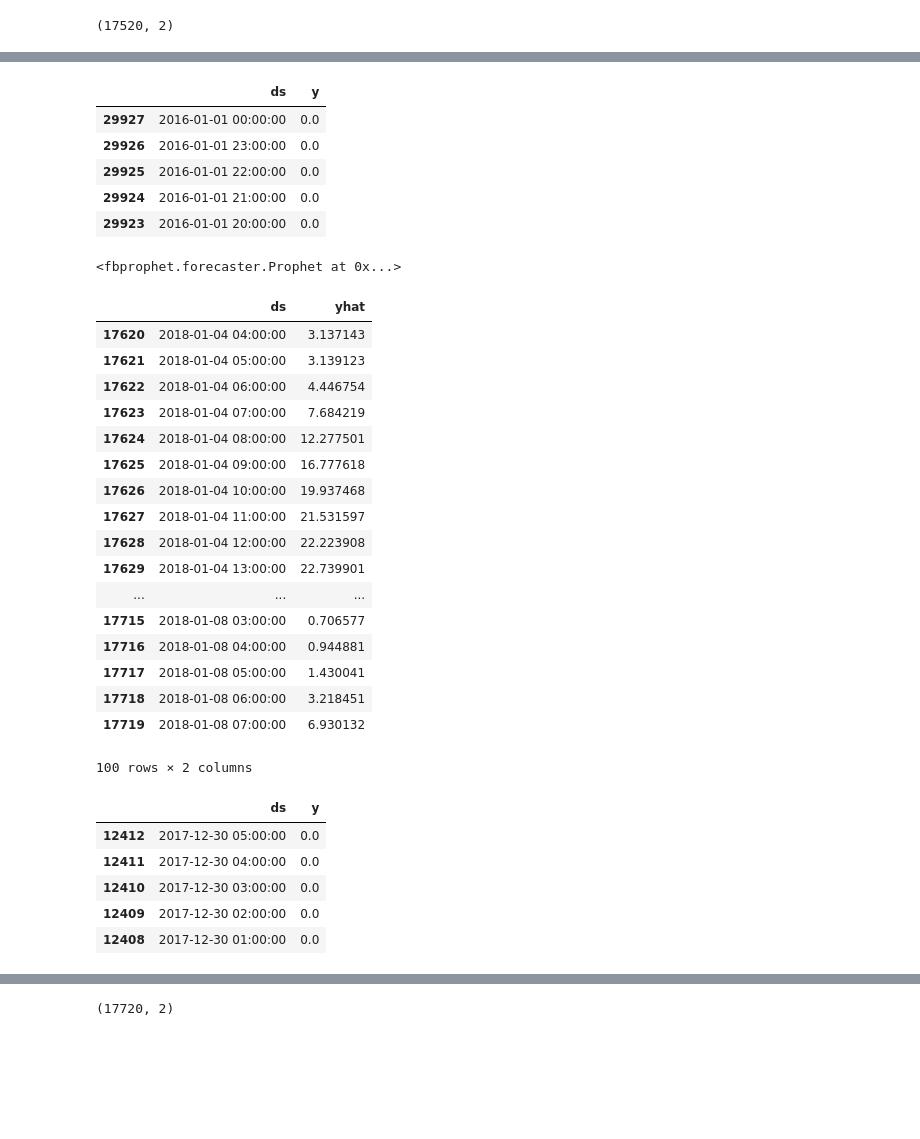
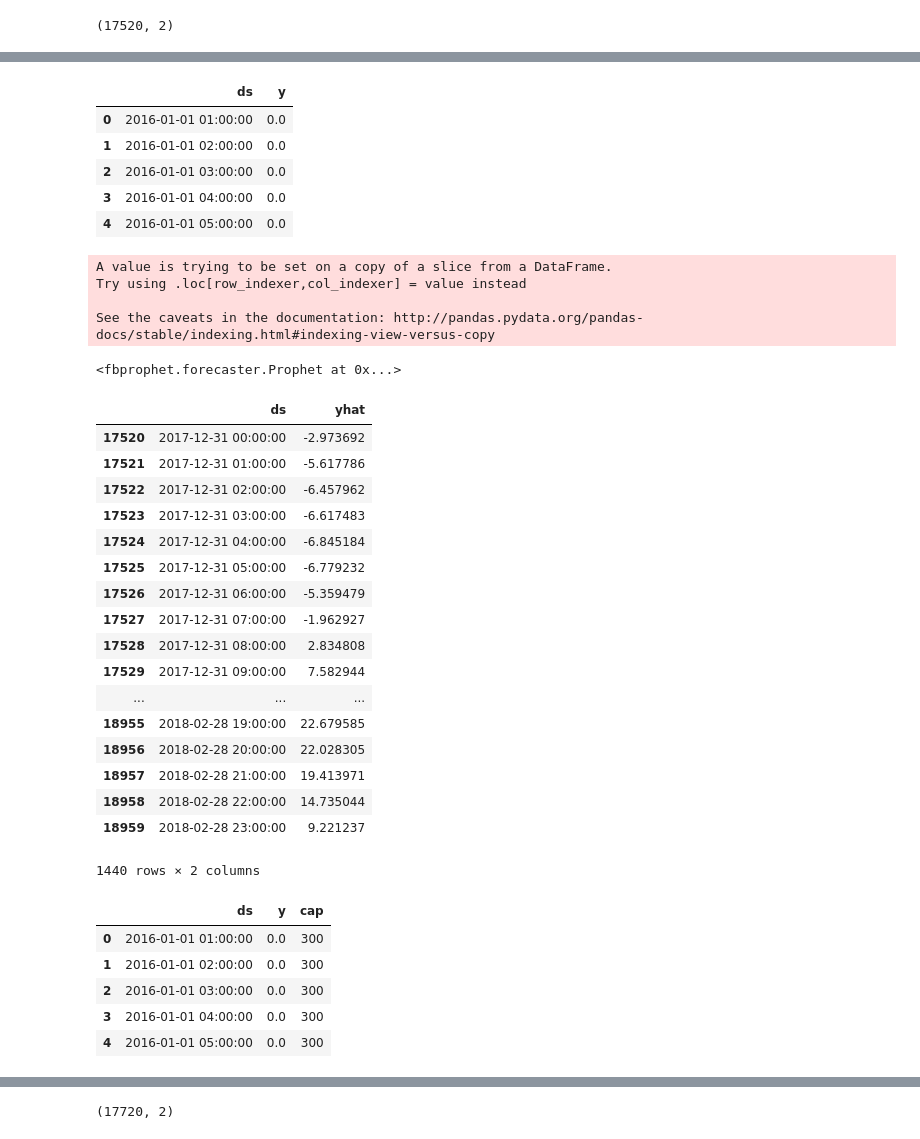
Before and after one commit to azharmgh/time-series, a Jupyter notebook: forecasting.ipynb, the cells around one changed output, grey strips where cells are left out. Drawn from its saved outputs; the diff is of its cells as text; code cells hidden in the pictures; blank space fills up the shorter version.

Commit message:
forecast

```diff
--- a/forecasting.ipynb
+++ b/forecasting.ipynb
@@ -37,7 +37,7 @@ df1.shape
 # %% [output]
 (29928, 2)
 # %%
-df2 = df1.tail(17520)
+df2 = df1.head(17520)
 df2.shape
 # %% [output]
 (17520, 2)
@@ -53,51 +53,57 @@ df2.head()
 # %%
-df3 = df2.iloc[::-1]
+df3 = df2
 df3.head()
 # %% [output]
 |  | ds | y |
-| 29927 | 2016-01-01 00:00:00 | 0.0 |
-| 29926 | 2016-01-01 23:00:00 | 0.0 |
-| 29925 | 2016-01-01 22:00:00 | 0.0 |
-| 29924 | 2016-01-01 21:00:00 | 0.0 |
-| 29923 | 2016-01-01 20:00:00 | 0.0 |
+| 0 | 2016-01-01 01:00:00 | 0.0 |
+| 1 | 2016-01-01 02:00:00 | 0.0 |
+| 2 | 2016-01-01 03:00:00 | 0.0 |
+| 3 | 2016-01-01 04:00:00 | 0.0 |
+| 4 | 2016-01-01 05:00:00 | 0.0 |
 # %%
-m = Prophet(yearly_seasonality=True)
+df3['cap'] = 300
+m = Prophet( yearly_seasonality=True, growth='logistic')
 m.fit(df3)
 # %% [output]
-<fbprophet.forecaster.Prophet at 0x...>
+A value is trying to be set on a copy of a slice from a DataFrame.
+Try using .loc[row_indexer,col_indexer] = value instead
+
+See the caveats in the documentation: http://pandas.pydata.org/pandas-docs/stable/indexing.html#indexing-view-versus-copy
+<fbprophet.forecaster.Prophet at 0x...>
 # %%
-future = m.make_future_dataframe( periods=200, freq='H')
+future = m.make_future_dataframe( periods=1440, freq='H')
+future['cap']=300
 fcst = m.predict(future)
 # %%
-fcst[['ds','yhat']].tail(200)
+fcst[['ds','yhat']].tail(1440)
 # %% [output]
 |  | ds | yhat |
-| 17620 | 2018-01-04 04:00:00 | 3.137143 |
-| 17621 | 2018-01-04 05:00:00 | 3.139123 |
-| 17622 | 2018-01-04 06:00:00 | 4.446754 |
-| 17623 | 2018-01-04 07:00:00 | 7.684219 |
-| 17624 | 2018-01-04 08:00:00 | 12.277501 |
-| 17625 | 2018-01-04 09:00:00 | 16.777618 |
-| 17626 | 2018-01-04 10:00:00 | 19.937468 |
-| 17627 | 2018-01-04 11:00:00 | 21.531597 |
-| 17628 | 2018-01-04 12:00:00 | 22.223908 |
-| 17629 | 2018-01-04 13:00:00 | 22.739901 |
+| 17520 | 2017-12-31 00:00:00 | -2.973692 |
+| 17521 | 2017-12-31 01:00:00 | -5.617786 |
+| 17522 | 2017-12-31 02:00:00 | -6.457962 |
+| 17523 | 2017-12-31 03:00:00 | -6.617483 |
+| 17524 | 2017-12-31 04:00:00 | -6.845184 |
+| 17525 | 2017-12-31 05:00:00 | -6.779232 |
+| 17526 | 2017-12-31 06:00:00 | -5.359479 |
+| 17527 | 2017-12-31 07:00:00 | -1.962927 |
+| 17528 | 2017-12-31 08:00:00 | 2.834808 |
+| 17529 | 2017-12-31 09:00:00 | 7.582944 |
 | ... | ... | ... |
-| 17715 | 2018-01-08 03:00:00 | 0.706577 |
-| 17716 | 2018-01-08 04:00:00 | 0.944881 |
-| 17717 | 2018-01-08 05:00:00 | 1.430041 |
-| 17718 | 2018-01-08 06:00:00 | 3.218451 |
-| 17719 | 2018-01-08 07:00:00 | 6.930132 |
+| 18955 | 2018-02-28 19:00:00 | 22.679585 |
+| 18956 | 2018-02-28 20:00:00 | 22.028305 |
+| 18957 | 2018-02-28 21:00:00 | 19.413971 |
+| 18958 | 2018-02-28 22:00:00 | 14.735044 |
+| 18959 | 2018-02-28 23:00:00 | 9.221237 |
-100 rows × 2 columns
+1440 rows × 2 columns
 # %%
-df3.tail()
+df3.head()
 # %% [output]
-|  | ds | y |
-| 12412 | 2017-12-30 05:00:00 | 0.0 |
-| 12411 | 2017-12-30 04:00:00 | 0.0 |
-| 12410 | 2017-12-30 03:00:00 | 0.0 |
-| 12409 | 2017-12-30 02:00:00 | 0.0 |
-| 12408 | 2017-12-30 01:00:00 | 0.0 |
+|  | ds | y | cap |
+| 0 | 2016-01-01 01:00:00 | 0.0 | 300 |
+| 1 | 2016-01-01 02:00:00 | 0.0 | 300 |
+| 2 | 2016-01-01 03:00:00 | 0.0 | 300 |
+| 3 | 2016-01-01 04:00:00 | 0.0 | 300 |
+| 4 | 2016-01-01 05:00:00 | 0.0 | 300 |
 # %%
 fcst.shape
 # %% [output]
```
Also changed, not shown: parts of 8 cells of this notebook.
